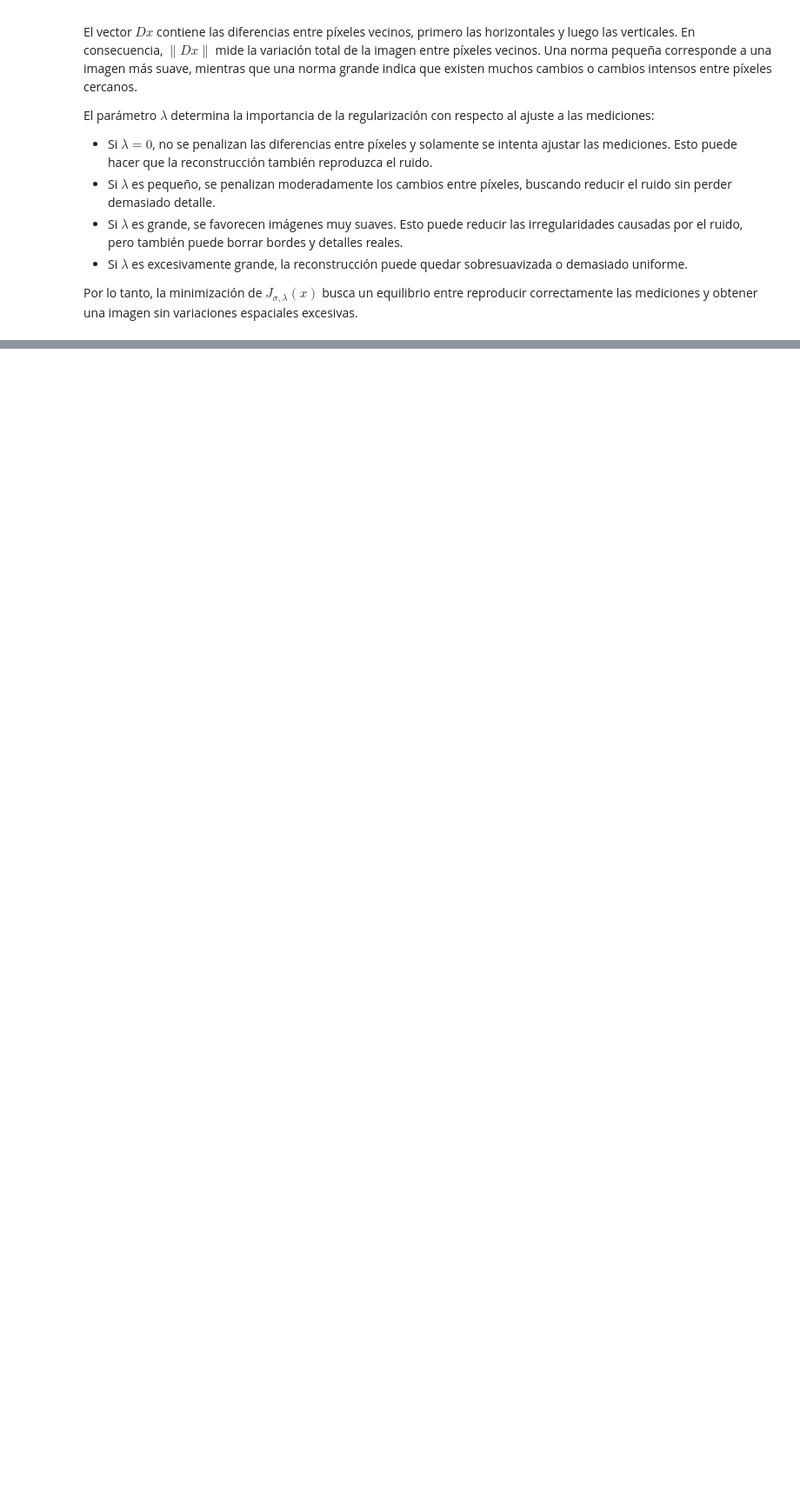
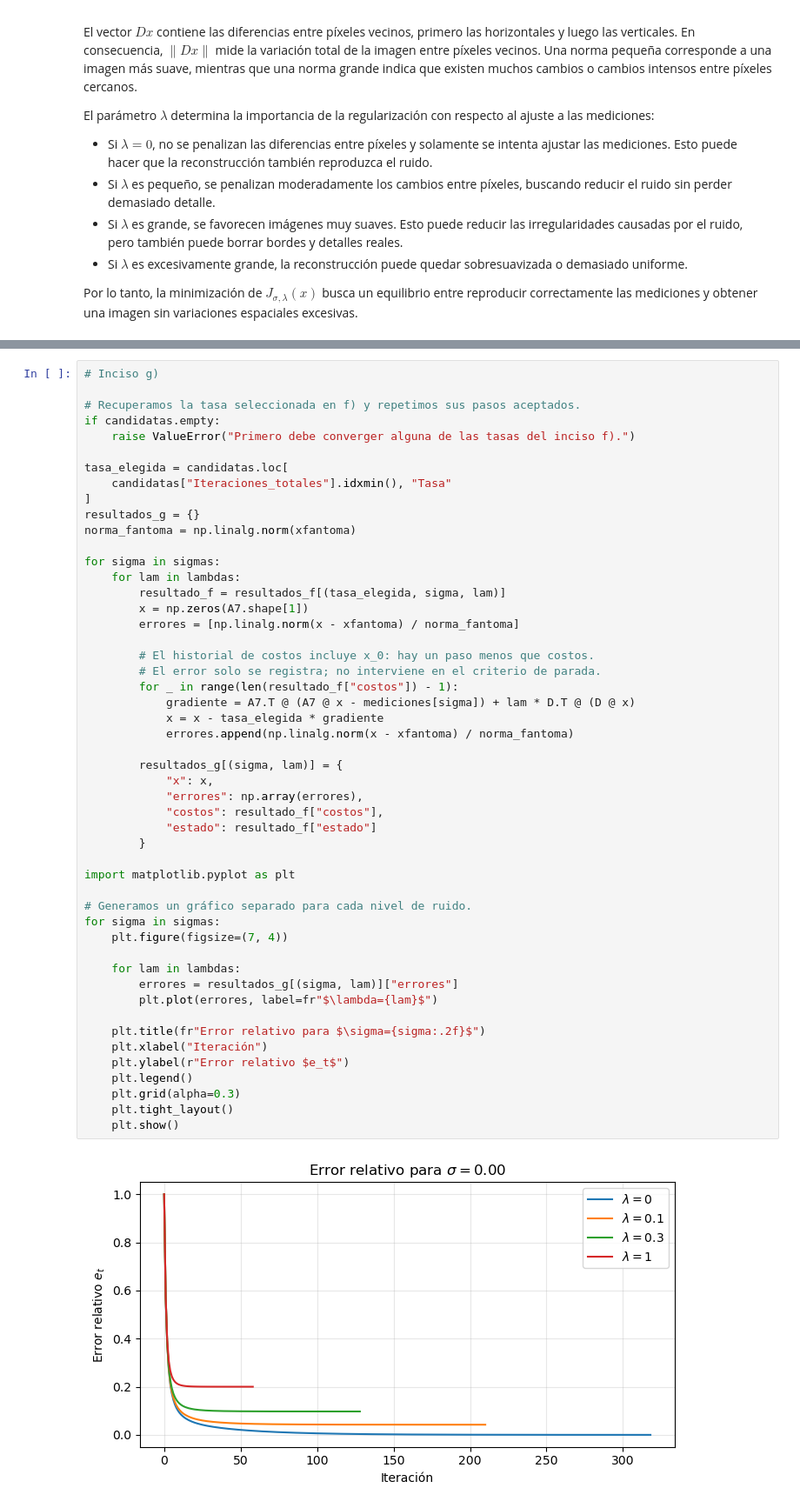
Before and after one commit to lourdesMV/metodos2, a Jupyter notebook: ejercicio_9.ipynb, the cells around one changed output, grey strips where cells are left out. Shown at 87% size. Saved outputs shown, nothing was run; the diff lists cells and outputs as text; blank space fills up the shorter version.

```diff
--- a/ejercicio_9.ipynb
+++ b/ejercicio_9.ipynb
@@ -142,0 +373,52 @@ NameError: name 'A7' is not defined
+# %%
+# Inciso g)
+
+# Recuperamos la tasa seleccionada en f) y repetimos sus pasos aceptados.
+if candidatas.empty:
+    raise ValueError("Primero debe converger alguna de las tasas del inciso f).")
+
+tasa_elegida = candidatas.loc[
+    candidatas["Iteraciones_totales"].idxmin(), "Tasa"
+]
+resultados_g = {}
+norma_fantoma = np.linalg.norm(xfantoma)
+
+for sigma in sigmas:
+    for lam in lambdas:
+        resultado_f = resultados_f[(tasa_elegida, sigma, lam)]
+        x = np.zeros(A7.shape[1])
+        errores = [np.linalg.norm(x - xfantoma) / norma_fantoma]
+
+        # El historial de costos incluye x_0: hay un paso menos que costos.
+        # El error solo se registra; no interviene en el criterio de parada.
+        for _ in range(len(resultado_f["costos"]) - 1):
+            gradiente = A7.T @ (A7 @ x - mediciones[sigma]) + lam * D.T @ (D @ x)
+            x = x - tasa_elegida * gradiente
+            errores.append(np.linalg.norm(x - xfantoma) / norma_fantoma)
+
+        resultados_g[(sigma, lam)] = {
+            "x": x,
+            "errores": np.array(errores),
+            "costos": resultado_f["costos"],
+            "estado": resultado_f["estado"]
+        }
+
+import matplotlib.pyplot as plt
+
+# Generamos un gráfico separado para cada nivel de ruido.
+for sigma in sigmas:
+    plt.figure(figsize=(7, 4))
+
+    for lam in lambdas:
+        errores = resultados_g[(sigma, lam)]["errores"]
+        plt.plot(errores, label=fr"$\lambda={lam}$")
+
+    plt.title(fr"Error relativo para $\sigma={sigma:.2f}$")
+    plt.xlabel("Iteración")
+    plt.ylabel(r"Error relativo $e_t$")
+    plt.legend()
+    plt.grid(alpha=0.3)
+    plt.tight_layout()
+    plt.show()
+# %% [output]
+[figure, added]
```
Also changed, not shown: parts of 14 cells of this notebook, 1 other file.
